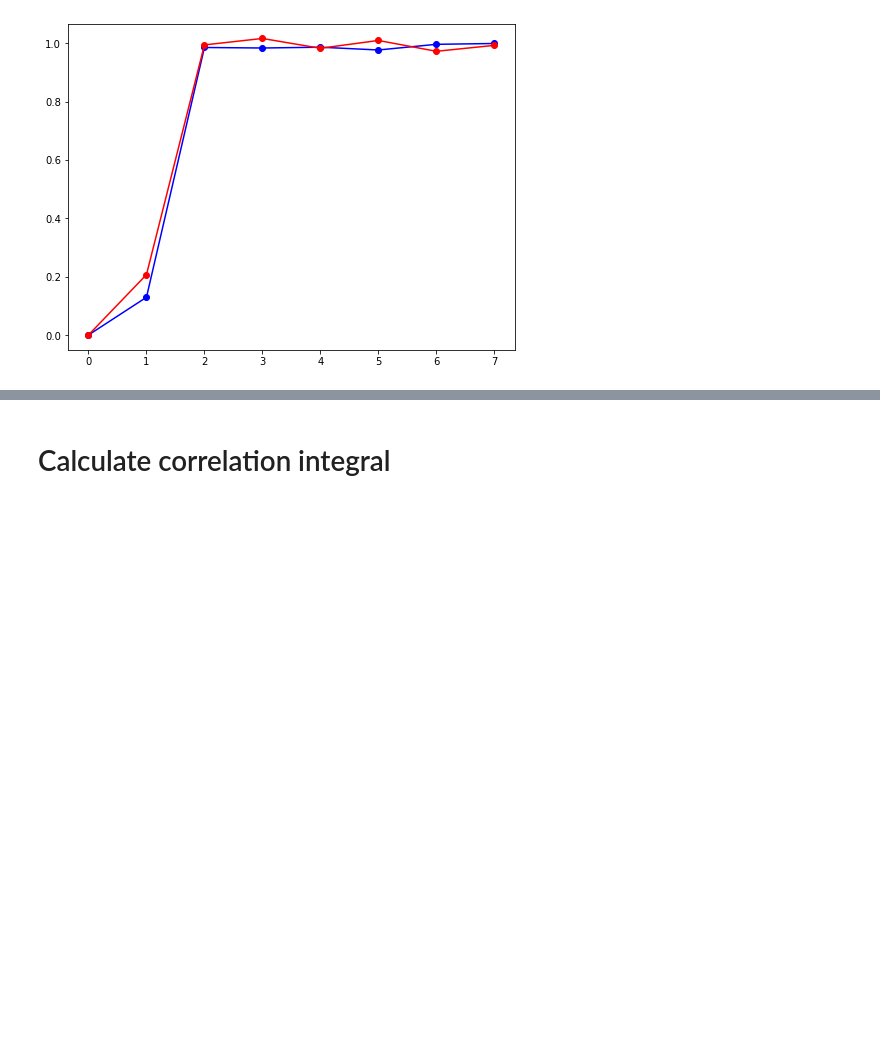
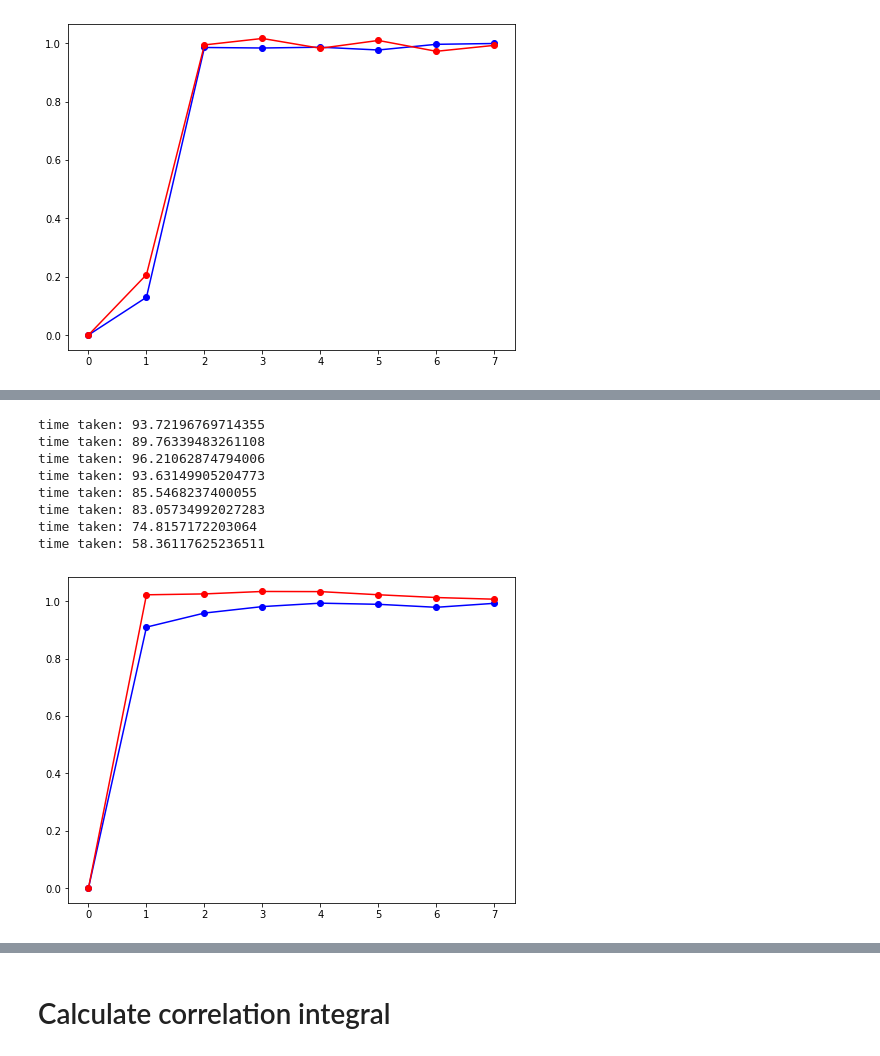
Before and after one commit to esandford/starspot_chaos, a Jupyter notebook: syntheticSignals.ipynb, the cells around one changed output, grey strips where cells are left out. Saved outputs shown, nothing was run; the diff lists cells and outputs as text; code cells hidden in the pictures; blank space fills up the shorter version.

```diff
--- a/syntheticSignals.ipynb
+++ b/syntheticSignals.ipynb
@@ -1077,0 +1094,16 @@ time taken: 348.3781998157501
+# %%
+E1, E2 = cao97(timeSeries = simplePeriodic[:5000], tau = 162, mMax = 8)
+fig, ax = plt.subplots(1,1,figsize=(8,6))
+ax.plot(E1,'bo',ls='-')
+ax.plot(E2,'ro',ls='-')
+plt.show()
+# %% [output]
+time taken: 93.72196769714355
+time taken: 89.76339483261108
+time taken: 96.21062874794006
+time taken: 93.63149905204773
+time taken: 85.5468237400055
+time taken: 83.05734992027283
+time taken: 74.8157172203064
+time taken: 58.36117625236511
+[figure, added]
```
Also changed, not shown: parts of 6 cells of this notebook.
